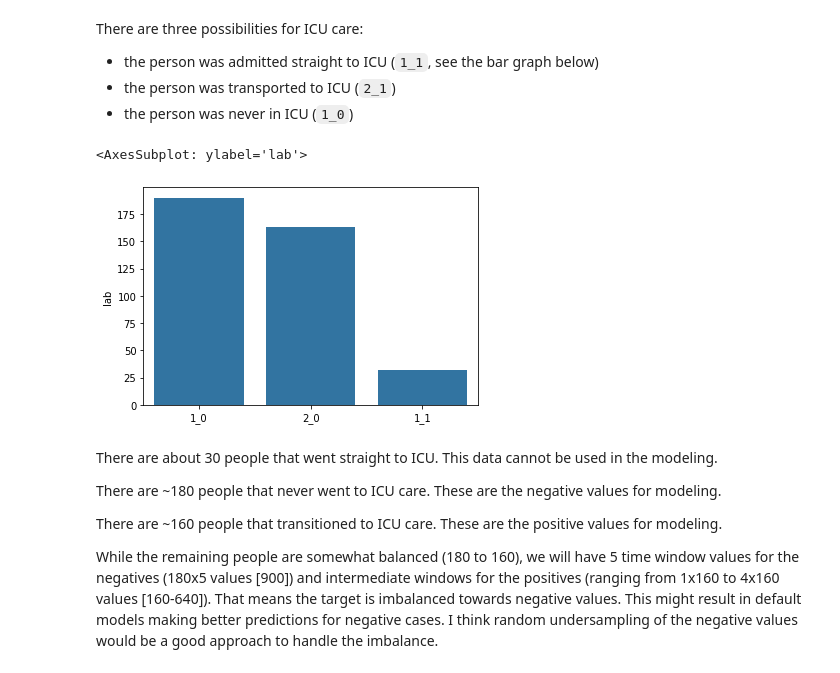
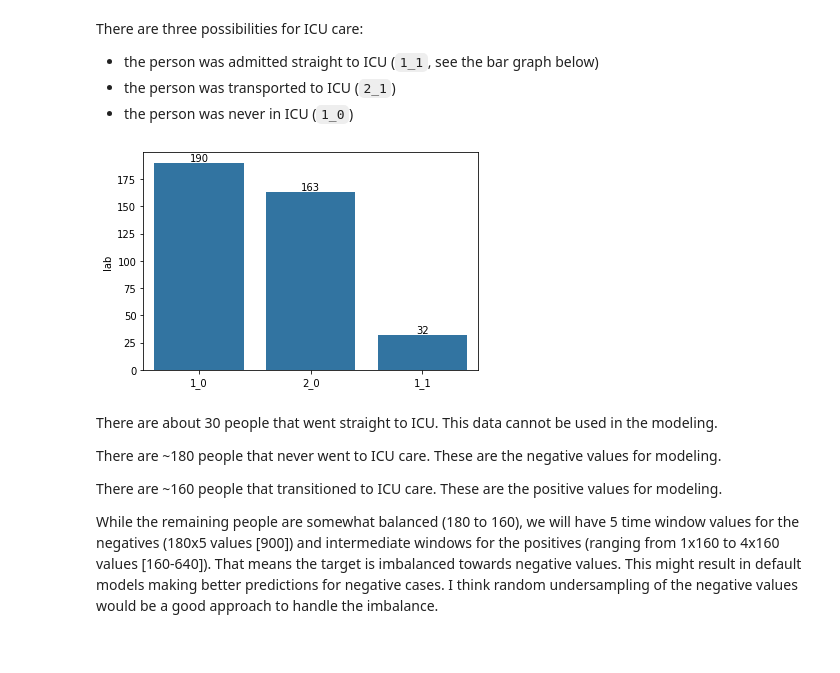
Before and after one commit to ccaiman/covid-capstone, a Jupyter notebook: covid_icu.ipynb, the cells around one changed output. Saved outputs shown, nothing was run; the diff lists cells and outputs as text; code cells hidden in the pictures.

```diff
--- a/covid_icu.ipynb
+++ b/covid_icu.ipynb
@@ -70,10 +64,11 @@ target_df = target_df.assign(
     lab = target_df['loc'].astype(str) + '_' + target_df['Init'].astype(str),
 )
 # %%
-sns.barplot(data=target_df['lab'].value_counts())
+plot = sns.barplot(data=target_df['lab'].value_counts())
+
+plot.bar_label(plot.containers[0]);
 # %% [output]
-<AxesSubplot: ylabel='lab'>
-[figure, old version]
+[figure, new version]
 # %% [markdown]
 There are about 30 people that went straight to ICU.
 This data cannot be used in the modeling.
```
Also changed, not shown: parts of 27 cells of this notebook.
